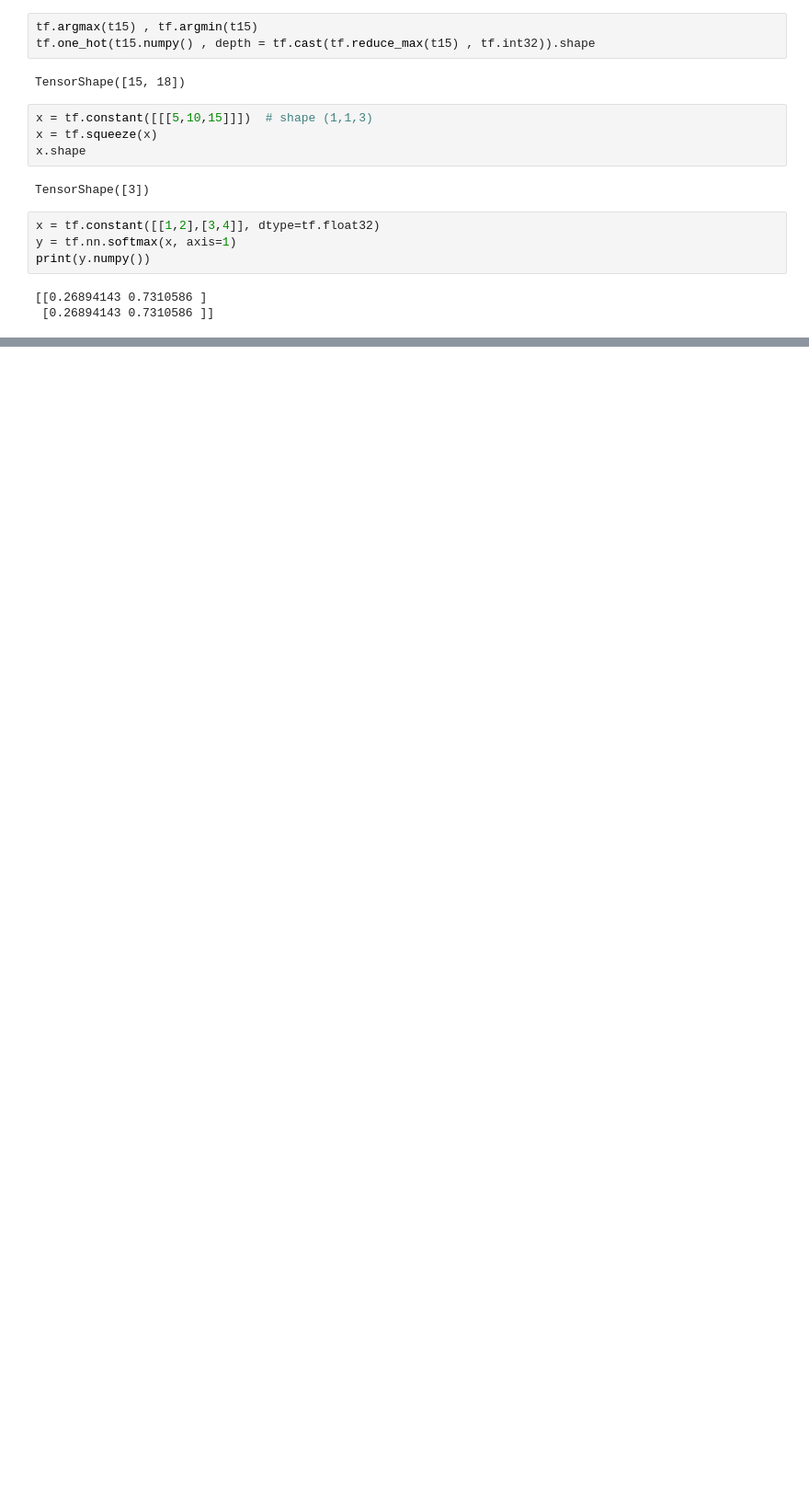
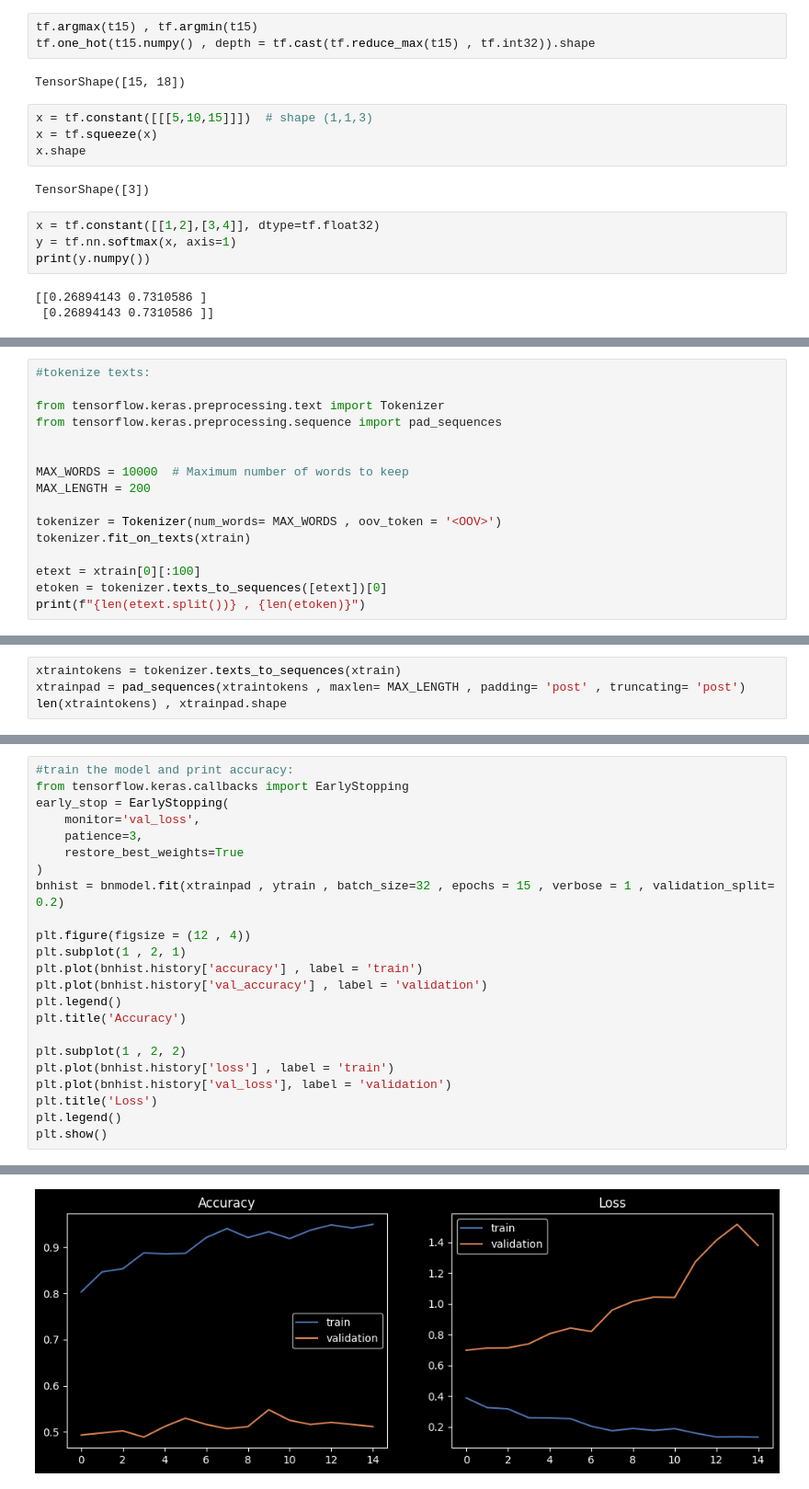
Before and after one commit to sanketmishra009/aiml, a Jupyter notebook: deepLearning/tensorflow/rough.ipynb, the cells around one changed output, grey strips where cells are left out. Shown at 92% size. Saved outputs shown, nothing was run; the diff lists cells and outputs as text; blank space fills up the shorter version.

```diff
--- a/deepLearning/tensorflow/rough.ipynb
+++ b/deepLearning/tensorflow/rough.ipynb
@@ -110,0 +193,16 @@ print(y.numpy())
+# %%
+#tokenize texts:
+
+from tensorflow.keras.preprocessing.text import Tokenizer
+from tensorflow.keras.preprocessing.sequence import pad_sequences
+
+
+MAX_WORDS = 10000  # Maximum number of words to keep
+MAX_LENGTH = 200
+
+tokenizer = Tokenizer(num_words= MAX_WORDS , oov_token = '<OOV>')
+tokenizer.fit_on_texts(xtrain)
+
+etext = xtrain[0][:100]
+etoken = tokenizer.texts_to_sequences([etext])[0]
+print(f"{len(etext.split())} , {len(etoken)}")
@@ -110,0 +220,4 @@ print(y.numpy())
+# %%
+xtraintokens = tokenizer.texts_to_sequences(xtrain)
+xtrainpad = pad_sequences(xtraintokens , maxlen= MAX_LENGTH , padding= 'post' , truncating= 'post')
+len(xtraintokens) , xtrainpad.shape
@@ -110,0 +364,24 @@ print(y.numpy())
+# %%
+#train the model and print accuracy:
+from tensorflow.keras.callbacks import EarlyStopping
+early_stop = EarlyStopping(
+    monitor='val_loss',
+    patience=3,
+    restore_best_weights=True
+)
+bnhist = bnmodel.fit(xtrainpad , ytrain , batch_size=32 , epochs = 15 , verbose = 1 , validation_split= 0.2)
+
+plt.figure(figsize = (12 , 4))
+plt.subplot(1 , 2, 1)
+plt.plot(bnhist.history['accuracy'] , label = 'train')
+plt.plot(bnhist.history['val_accuracy'] , label = 'validation')
+plt.legend()
+plt.title('Accuracy')
+
+plt.subplot(1 , 2, 2)
+plt.plot(bnhist.history['loss'] , label = 'train')
+plt.plot(bnhist.history['val_loss'], label = 'validation')
+plt.title('Loss')
+plt.legend()
+plt.show()
+# %% [output]
@@ -110,0 +405 @@ print(y.numpy())
+[figure, added]
```
Also changed, not shown: parts of 19 cells of this notebook, 26 other files.
